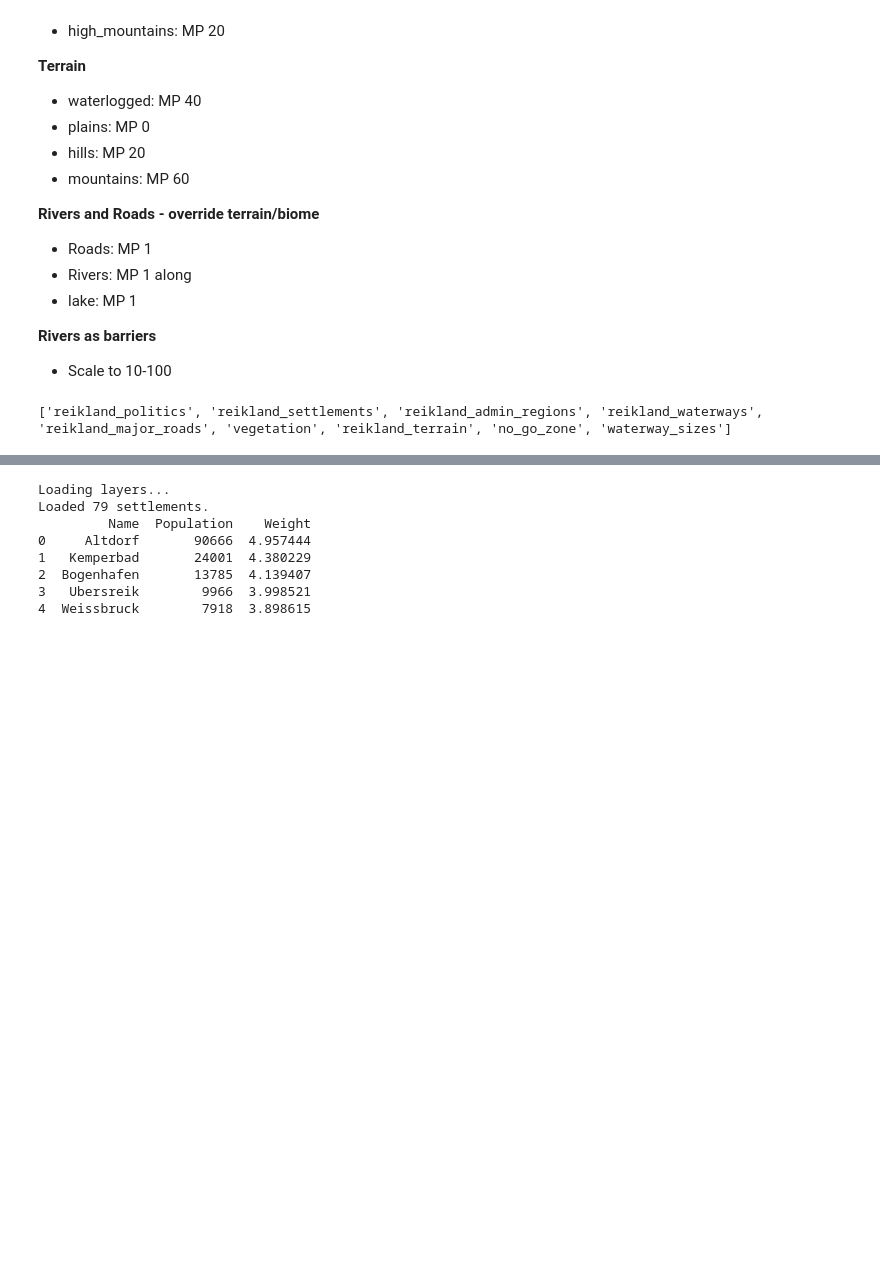
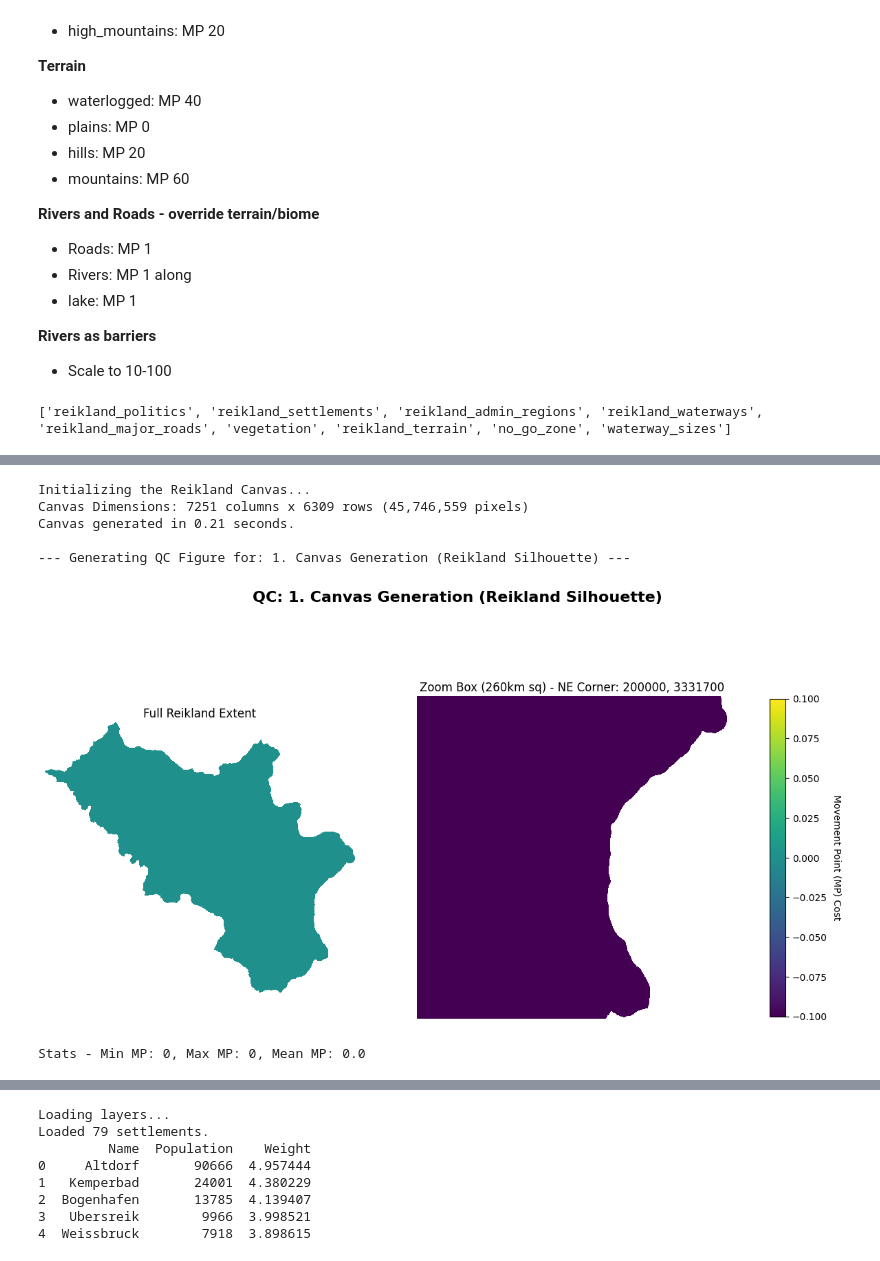
Before and after one commit to pete-jacobsson/enemy_rebuilt, a Jupyter notebook: reikland_basics.ipynb, the cells around one changed output, grey strips where cells are left out. Saved outputs shown, nothing was run; the diff lists cells and outputs as text; code cells hidden in the pictures; blank space fills up the shorter version.

```diff
--- a/reikland_basics.ipynb
+++ b/reikland_basics.ipynb
@@ -1377,0 +1492,51 @@ print(layers)
+# %%
+import numpy as np
+import rasterio
+from rasterio.features import rasterize
+from rasterio.transform import from_origin
+import time
+
+print("Initializing the Reikland Canvas...")
+t0 = time.time()
+
+# 1. Get the spatial extent of our Reikland polygon
+minx, miny, maxx, maxy = gdf_politics.total_bounds
+
+# 2. Calculate the matrix dimensions based on our 100m pixel size
+# We use np.ceil to ensure we don't chop off a fraction of a pixel at the edges
+width = int(np.ceil((maxx - minx) / PIXEL_SIZE_M))
+height = int(np.ceil((maxy - miny) / PIXEL_SIZE_M))
+
+print(f"Canvas Dimensions: {width} columns x {height} rows ({width * height:,} pixels)")
+
+# 3. Create the Spatial Transform
+# from_origin takes (West, North, X_pixel_size, Y_pixel_size)
+transform = from_origin(minx, maxy, PIXEL_SIZE_M, PIXEL_SIZE_M)
+
+# 4. Initialize the void (Fill the entire array with 255)
+cost_array = np.full((height, width), NODATA_VALUE, dtype=DATA_TYPE)
+
+# 5. Burn the Reikland silhouette into the array
+# We pair every geometry in the GeoDataFrame with the value '0'
+# Anything outside these geometries will remain 255.
+shapes_to_burn = ((geom, 0) for geom in gdf_politics.geometry)
+
+rasterize(
+    shapes=shapes_to_burn,
+    out=cost_array,        # We paint directly onto our existing array
+    transform=transform,
+    dtype=DATA_TYPE
+)
+
+print(f"Canvas generated in {time.time() - t0:.2f} seconds.")
+
+# 6. Run the QC Check to visualize the silhouette
+run_qc_check(cost_array, transform, step_name="1. Canvas Generation (Reikland Silhouette)")
+# %% [output]
+Initializing the Reikland Canvas...
+Canvas Dimensions: 7251 columns x 6309 rows (45,746,559 pixels)
+Canvas generated in 0.21 seconds.
+
+--- Generating QC Figure for: 1. Canvas Generation (Reikland Silhouette) ---
+[figure, added]
+Stats - Min MP: 0, Max MP: 0, Mean MP: 0.0
```
Also changed, not shown: parts of 27 cells of this notebook.
